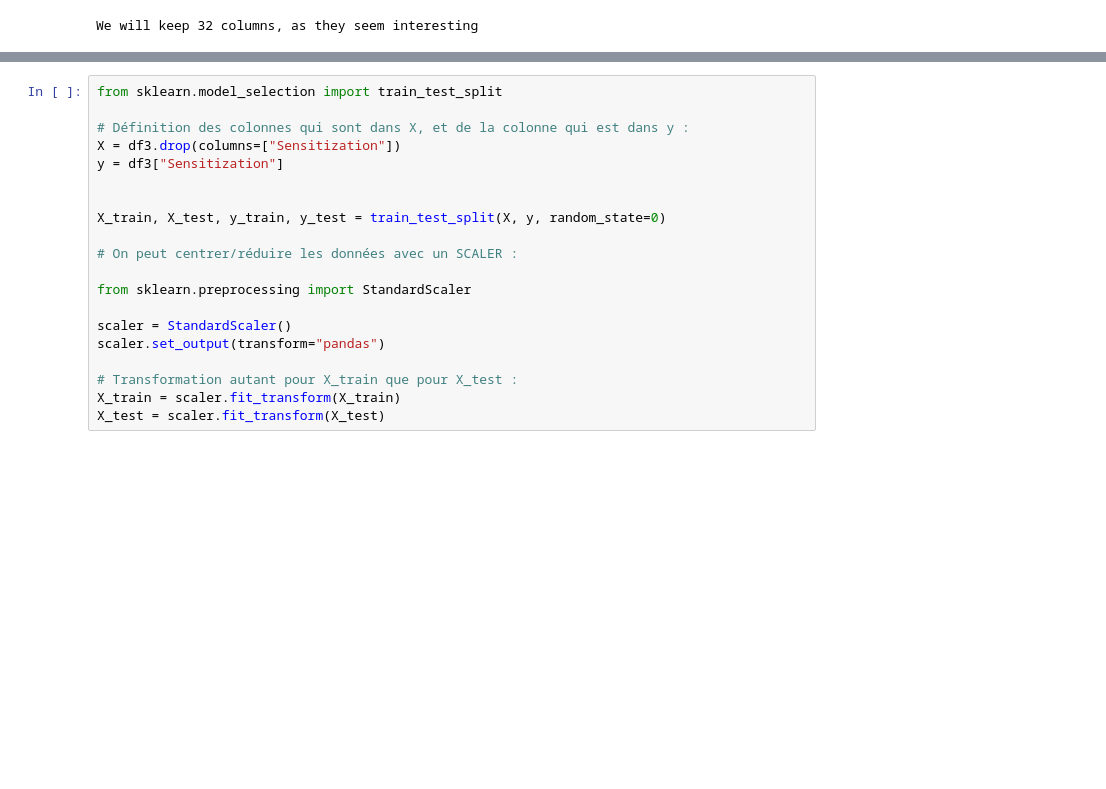
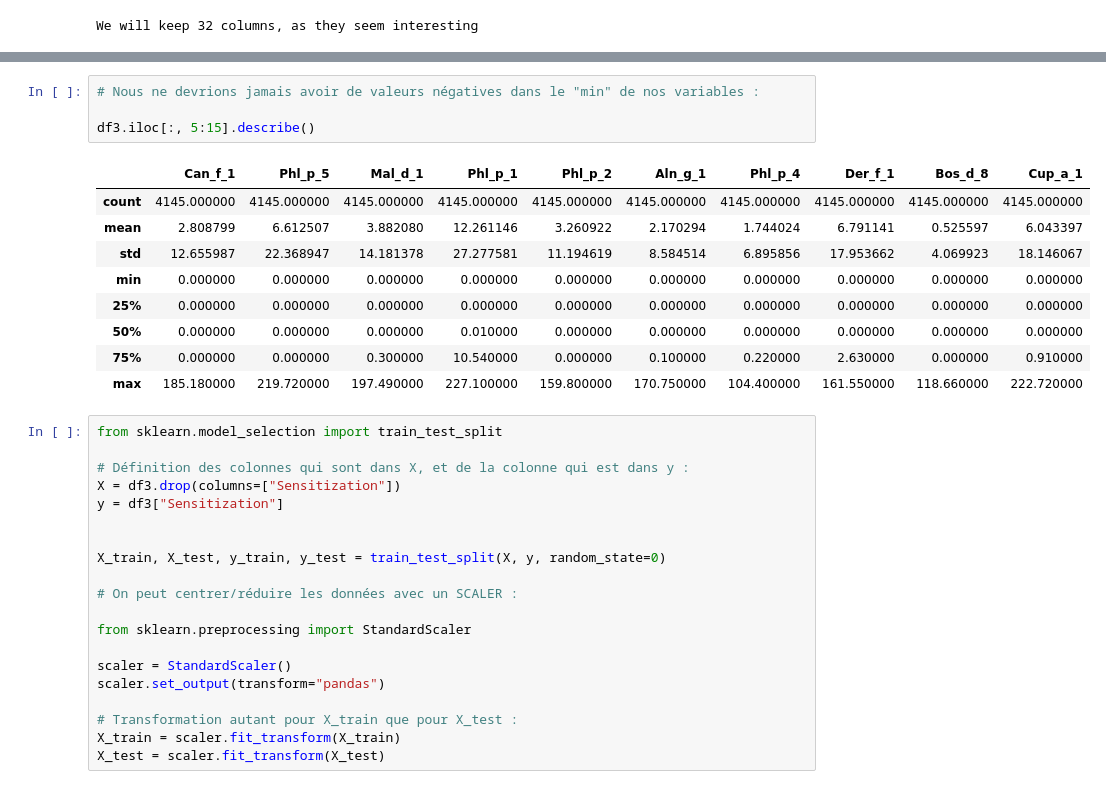
Before and after one commit to IngeaJeanOlivier/Allergies, a Jupyter notebook: notebooks/nb_jean_olivier.ipynb, the cells around one changed output, grey strips where cells are left out. Cells and saved outputs as stored; diff of their text form; blank space fills up the shorter version.

```diff
--- a/notebooks/nb_jean_olivier.ipynb
+++ b/notebooks/nb_jean_olivier.ipynb
@@ -251,3 +251,17 @@ df3.head()
+# %%
+# Nous ne devrions jamais avoir de valeurs négatives dans le "min" de nos variables :
+
+df3.iloc[:, 5:15].describe()
+# %% [output]
+|  | Can_f_1 | Phl_p_5 | Mal_d_1 | Phl_p_1 | Phl_p_2 | Aln_g_1 | Phl_p_4 | Der_f_1 | Bos_d_8 | Cup_a_1 |
+| count | 4145.000000 | 4145.000000 | 4145.000000 | 4145.000000 | 4145.000000 | 4145.000000 | 4145.000000 | 4145.000000 | 4145.000000 | 4145.000000 |
+| mean | 2.808799 | 6.612507 | 3.882080 | 12.261146 | 3.260922 | 2.170294 | 1.744024 | 6.791141 | 0.525597 | 6.043397 |
+| std | 12.655987 | 22.368947 | 14.181378 | 27.277581 | 11.194619 | 8.584514 | 6.895856 | 17.953662 | 4.069923 | 18.146067 |
+| min | 0.000000 | 0.000000 | 0.000000 | 0.000000 | 0.000000 | 0.000000 | 0.000000 | 0.000000 | 0.000000 | 0.000000 |
+| 25% | 0.000000 | 0.000000 | 0.000000 | 0.000000 | 0.000000 | 0.000000 | 0.000000 | 0.000000 | 0.000000 | 0.000000 |
+| 50% | 0.000000 | 0.000000 | 0.000000 | 0.010000 | 0.000000 | 0.000000 | 0.000000 | 0.000000 | 0.000000 | 0.000000 |
+| 75% | 0.000000 | 0.000000 | 0.300000 | 10.540000 | 0.000000 | 0.100000 | 0.220000 | 2.630000 | 0.000000 | 0.910000 |
+| max | 185.180000 | 219.720000 | 197.490000 | 227.100000 | 159.800000 | 170.750000 | 104.400000 | 161.550000 | 118.660000 | 222.720000 |
 # %%
 from sklearn.model_selection import train_test_split
 
```
Also changed, not shown: parts of 12 cells of this notebook, 2 other files.
